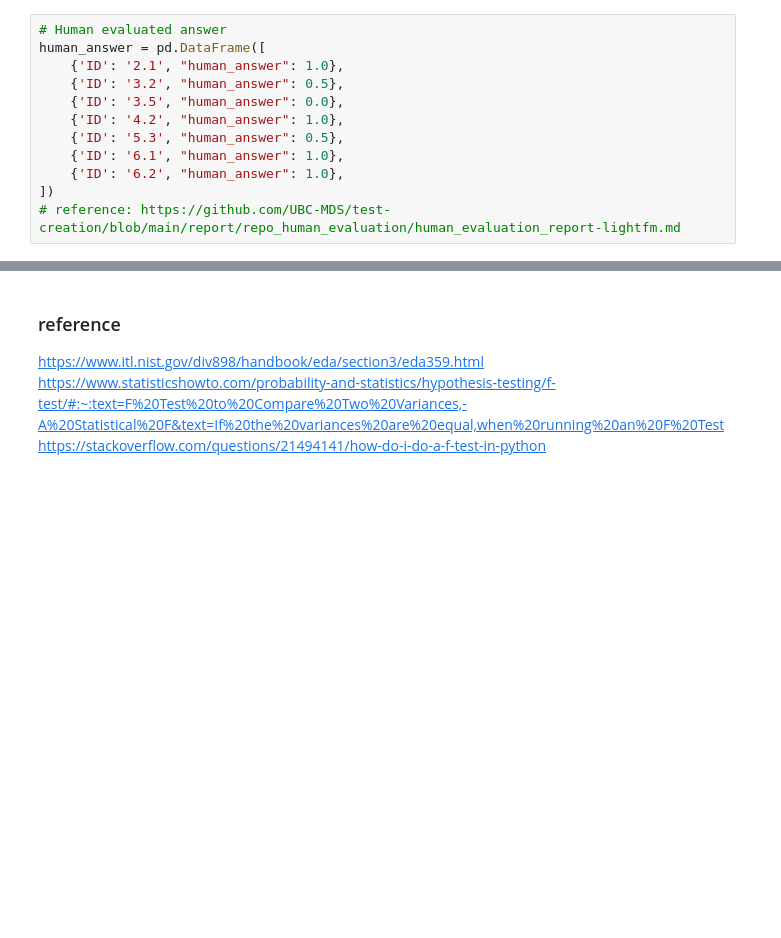
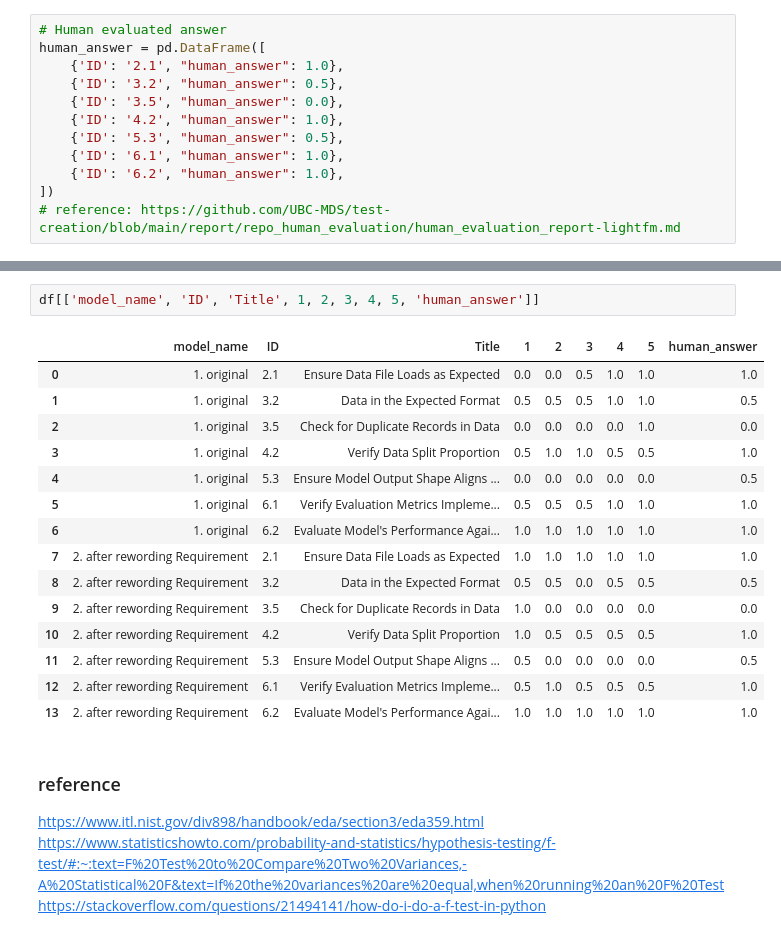
Before and after one commit to UBC-MDS/fixml, a Jupyter notebook: src/test_creation/demo_llm-eval.ipynb, the cells around one changed output, grey strips where cells are left out. Drawn from its saved outputs; the diff is of its cells as text; blank space fills up the shorter version.

```diff
--- a/src/test_creation/demo_llm-eval.ipynb
+++ b/src/test_creation/demo_llm-eval.ipynb
@@ -73,3 +102,21 @@ df
+# %%
+df[['model_name', 'ID', 'Title', 1, 2, 3, 4, 5, 'human_answer']]
+# %% [output]
+|  | model_name | ID | Title | 1 | 2 | 3 | 4 | 5 | human_answer |
+| 0 | 1. original | 2.1 | Ensure Data File Loads as Expected | 0.0 | 0.0 | 0.5 | 1.0 | 1.0 | 1.0 |
+| 1 | 1. original | 3.2 | Data in the Expected Format | 0.5 | 0.5 | 0.5 | 1.0 | 1.0 | 0.5 |
+| 2 | 1. original | 3.5 | Check for Duplicate Records in Data | 0.0 | 0.0 | 0.0 | 0.0 | 1.0 | 0.0 |
+| 3 | 1. original | 4.2 | Verify Data Split Proportion | 0.5 | 1.0 | 1.0 | 0.5 | 0.5 | 1.0 |
+| 4 | 1. original | 5.3 | Ensure Model Output Shape Aligns ... | 0.0 | 0.0 | 0.0 | 0.0 | 0.0 | 0.5 |
+| 5 | 1. original | 6.1 | Verify Evaluation Metrics Impleme... | 0.5 | 0.5 | 0.5 | 1.0 | 1.0 | 1.0 |
+| 6 | 1. original | 6.2 | Evaluate Model's Performance Agai... | 1.0 | 1.0 | 1.0 | 1.0 | 1.0 | 1.0 |
+| 7 | 2. after rewording Requirement | 2.1 | Ensure Data File Loads as Expected | 1.0 | 1.0 | 1.0 | 1.0 | 1.0 | 1.0 |
+| 8 | 2. after rewording Requirement | 3.2 | Data in the Expected Format | 0.5 | 0.5 | 0.0 | 0.5 | 0.5 | 0.5 |
+| 9 | 2. after rewording Requirement | 3.5 | Check for Duplicate Records in Data | 1.0 | 0.0 | 0.0 | 0.0 | 0.0 | 0.0 |
+| 10 | 2. after rewording Requirement | 4.2 | Verify Data Split Proportion | 1.0 | 0.5 | 0.5 | 0.5 | 0.5 | 1.0 |
+| 11 | 2. after rewording Requirement | 5.3 | Ensure Model Output Shape Aligns ... | 0.5 | 0.0 | 0.0 | 0.0 | 0.0 | 0.5 |
+| 12 | 2. after rewording Requirement | 6.1 | Verify Evaluation Metrics Impleme... | 0.5 | 1.0 | 0.5 | 0.5 | 0.5 | 1.0 |
+| 13 | 2. after rewording Requirement | 6.2 | Evaluate Model's Performance Agai... | 1.0 | 1.0 | 1.0 | 1.0 | 1.0 | 1.0 |
 # %% [markdown]
 ### reference
 https://www.itl.nist.gov/div898/handbook/eda/section3/eda359.html
```
Also changed, not shown: parts of 4 cells of this notebook.
